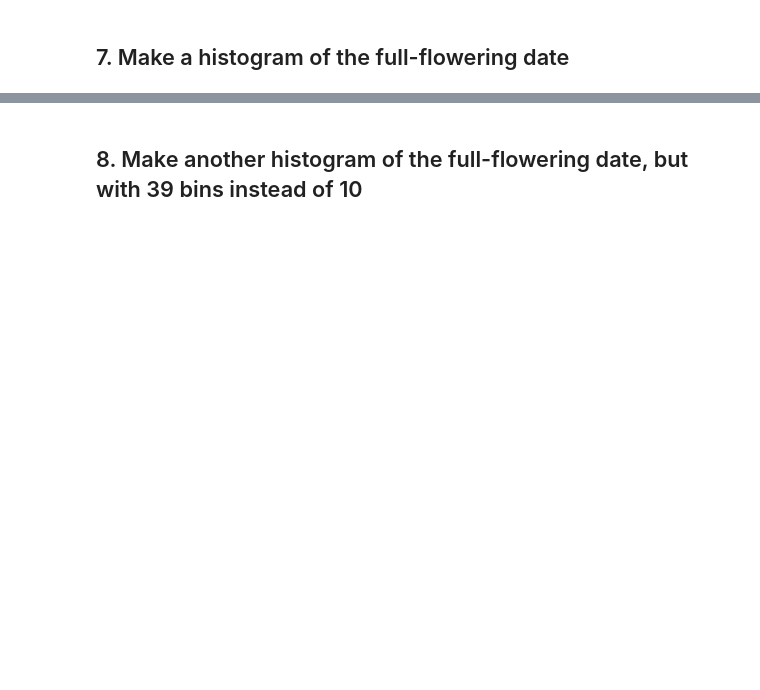
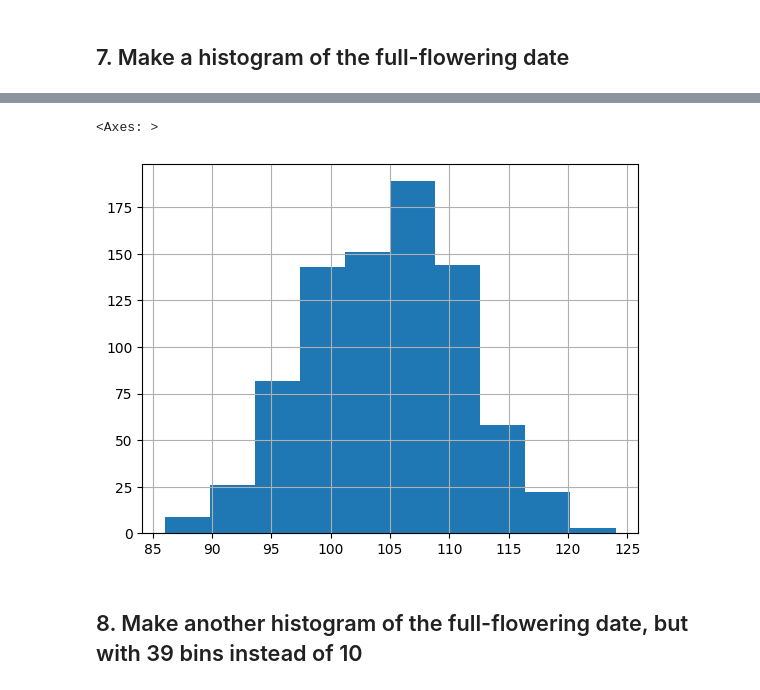
Before and after one commit to bulbasaur-22/Homework---08, a Jupyter notebook: Cherry Blossoms.ipynb, the cells around one changed output, grey strips where cells are left out. Saved outputs shown, nothing was run; the diff lists cells and outputs as text; code cells hidden in the pictures; blank space fills up the shorter version.

```diff
--- a/Cherry Blossoms.ipynb
+++ b/Cherry Blossoms.ipynb
@@ -26,3 +72,8 @@ Hrm, how do your column names look? Read the file in again but this time use the
 ## 4. Add some more NaN values
 # %% [markdown]
 It looks like you should probably have some NaN/missing values earlier on in the dataset under "Reference name." Read in the file *one more time*, this time making sure all of those missing reference names actually show up as `NaN` instead of `-`.
+# %%
+df=pd.read_excel("KyotoFullFlower7.xls", skiprows=25,na_values=["-"])
+
+
+df.head(10)
@@ -37,2 +164,7 @@ Remember, NaN is not a string, you need a special approach to filtering missing
+# %%
+df['Full-flowering date (DOY)'].hist()
+# %% [output]
+<Axes: >
+[figure, added]
 # %% [markdown]
 ## 8. Make another histogram of the full-flowering date, but with 39 bins instead of 10
```
Also changed, not shown: parts of 36 cells of this notebook.
